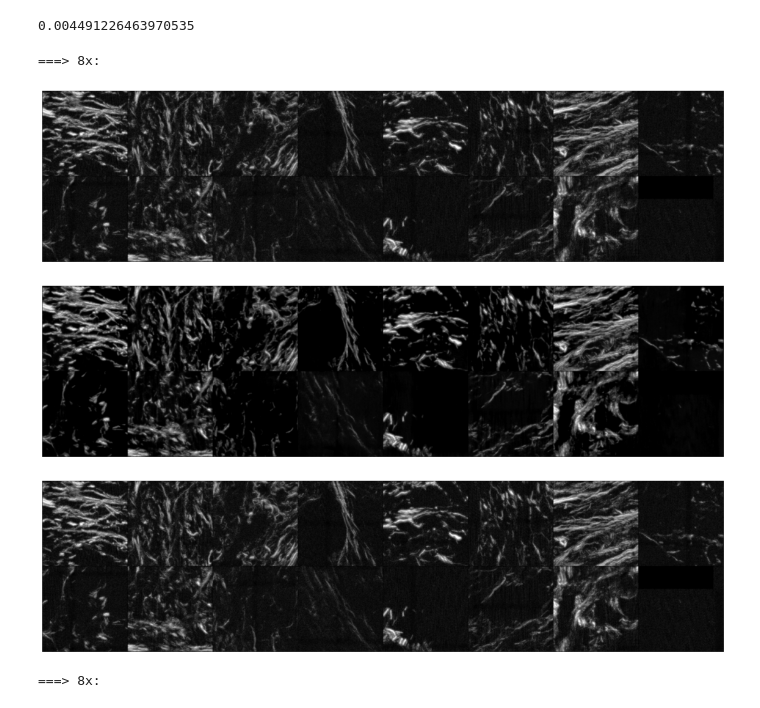
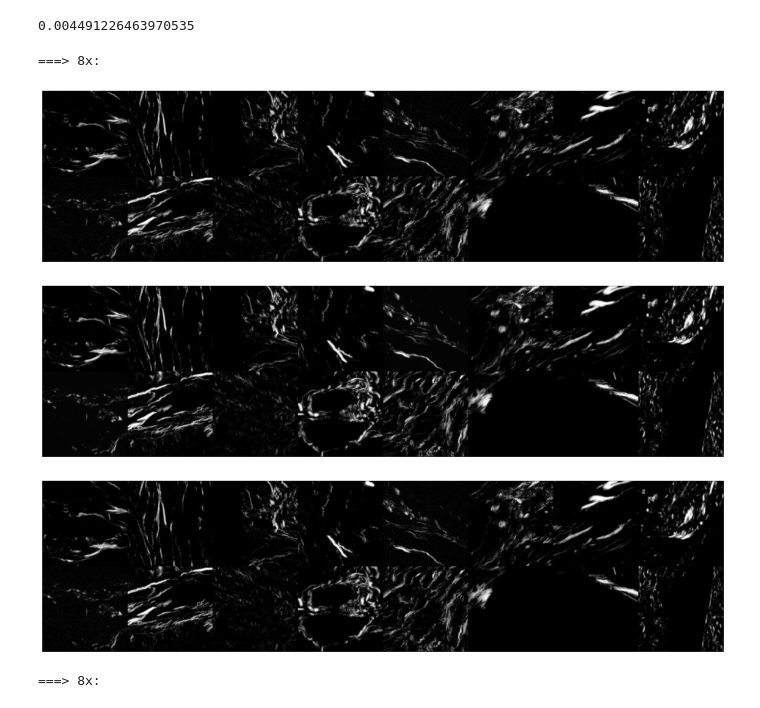
Before and after one commit to aarush-umap/lsm-run-time-enhancement, a Jupyter notebook: train-self-single-512.ipynb, the cells around one changed output. Cells and saved outputs as stored; diff of their text form; code cells hidden in the pictures.

```diff
--- a/train-self-single-512.ipynb
+++ b/train-self-single-512.ipynb
@@ -32,15 +32,15 @@ import srmodels as models
 # %%
 os.environ['CUDA_VISIBLE_DEVICES'] = '2'
 # %%
-def data_loader(args, csv='train'):
+def data_loader(args, csv='train', dataset_name='TMA'):
     if csv=='train':
-        transformed_dataset = data.Pair_Dataset(csv_file=data.compress_csv_path(csv, resolution='512'),
+        transformed_dataset = data.Pair_Dataset(csv_file=data.compress_csv_path(csv, resolution='512', dataset_name=dataset_name),
                                                    transform=data.Compose([
                                                        data.ToTensor()
                                                ]))
         dataloader = DataLoader(transformed_dataset, batch_size=args.batch_size, shuffle=True, num_workers=args.num_workers)
     if csv=='valid':
-        transformed_dataset = data.Pair_Dataset(csv_file=data.compress_csv_path(csv, resolution='512'),
+        transformed_dataset = data.Pair_Dataset(csv_file=data.compress_csv_path(csv, resolution='512', dataset_name=dataset_name),
                                                    transform=data.Compose([
                                                        data.ToTensor()
                                                ]))
@@ -223,15 +223,15 @@ args.dataset = 'TMA'
 args.num_critic = 10
 args.normalize = None
 args.percep_weight = 0.02
-args.dropout_rate = 0.05
+args.dropout_rate = 0.1
 args.average_factor = 100
-args.run_from = None
+args.run_from = 'self-slice-512-0.005-2021-04-18--17-07-11'
 args.start_epoch = 1
 args.gan = True
 # %%
 device = torch.device('cuda:0')
-data.generate_compress_csv(resolution='512')
-valid_dataset = data_loader(args, 'valid')
+data.generate_compress_csv(resolution='512', dataset_name="TMA-slice")
+valid_dataset = data_loader(args, 'valid', dataset_name="TMA-slice")
 data.show_patch(valid_dataset, 0)
 # define model
 generator = models.Generator(args.img_channel, base_channel=16, norm='instance')
@@ -239,7 +239,7 @@ generator = models.Generator(args.img_channel, base_channel=16, norm='instance')
 generator.to(device);
 discriminator = models.Discriminator(args.img_channel, norm='batch')
 discriminator.to(device);
-criterionL = nn.L1Loss(reduction='none').cuda()
+criterionL = nn.MSELoss(reduction='none').cuda() # nn.L1Loss(reduction='none').cuda()
 criterionMSE = nn.MSELoss(reduction='none').cuda()
 optimizer_G = torch.optim.Adam(generator.parameters(), lr=args.g_lr)
 optimizer_D = torch.optim.Adam(discriminator.parameters(), lr=args.d_lr)
@@ -264,11 +266,11 @@ scheduler_D = torch.optim.lr_scheduler.CosineAnnealingLR(optimizer_D, args.num_e
 # %%
 warnings.filterwarnings('ignore')
 # %%
-run = 'self-512-0.05' + '-' + datetime.now().strftime("%Y-%m-%d--%H-%M-%S")
-train_dataset = data_loader(args, 'train')
+run = 'self-slice-512-gamma-0.1' + '-' + datetime.now().strftime("%Y-%m-%d--%H-%M-%S")
+train_dataset = data_loader(args, 'train', "TMA-slice")
 l = args.percep_weight
 p = args.dropout_rate
-for epoch in range(0, args.num_epochs):
+for epoch in range(0, 100):
     gan = False
     train(args, epoch, run, l, p, train_dataset, gan)
     scheduler_G.step()
@@ -304,13 +306,13 @@ test_loss
 # %%
 t = 50
 l = args.percep_weight
 p = args.dropout_rate
-print_output(generator, p, t, valid_dataset)
+print_output(generator, p, t, train_dataset)
 # %% [output]
 ===> 8x:
-[figure, old version]
+[figure, new version]
-[figure, old version]
+[figure, new version]
-[figure, old version]
+[figure, new version]
 # %%
 t = 100
 l = args.percep_weight
```
Also changed, not shown: parts of 3 cells of this notebook, 7 other files.
